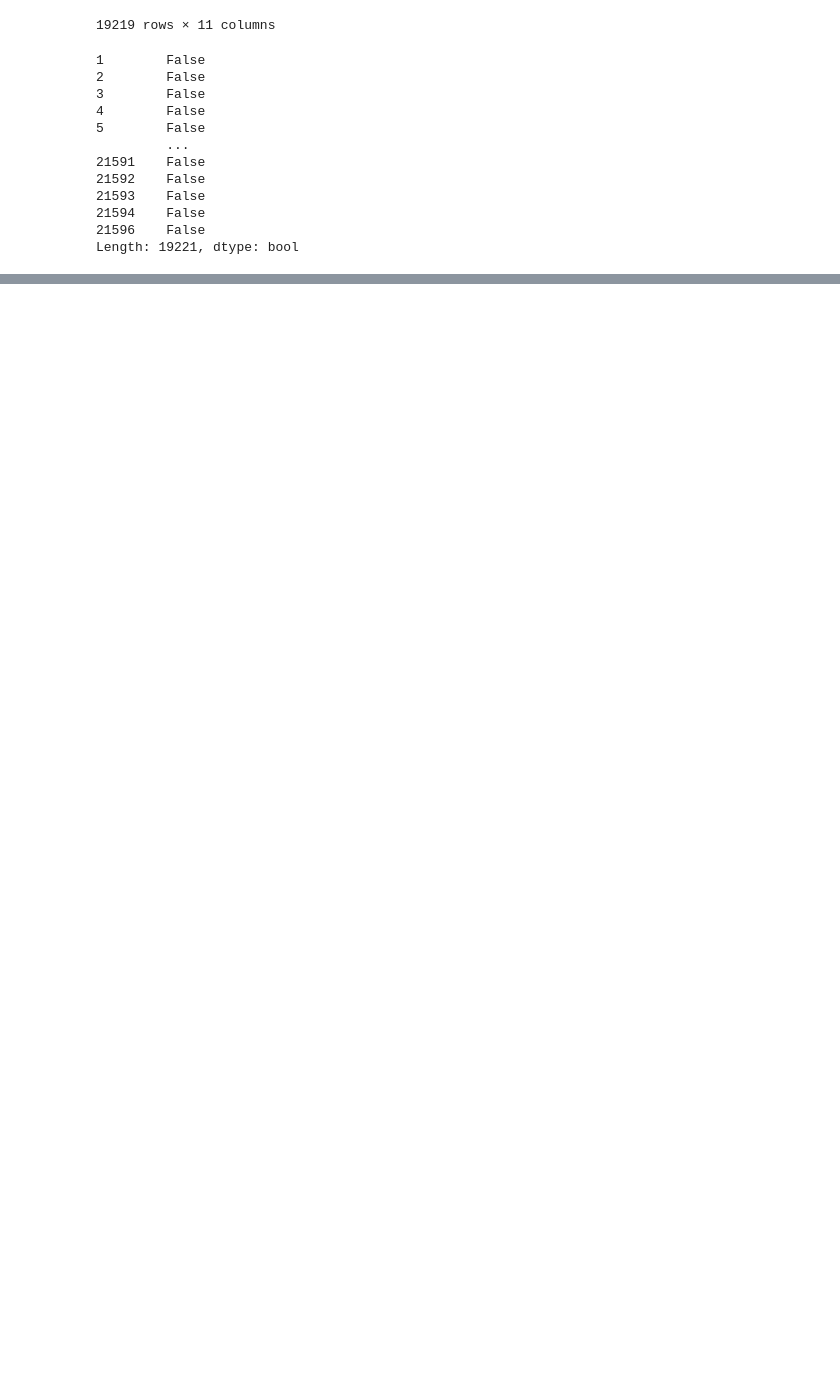
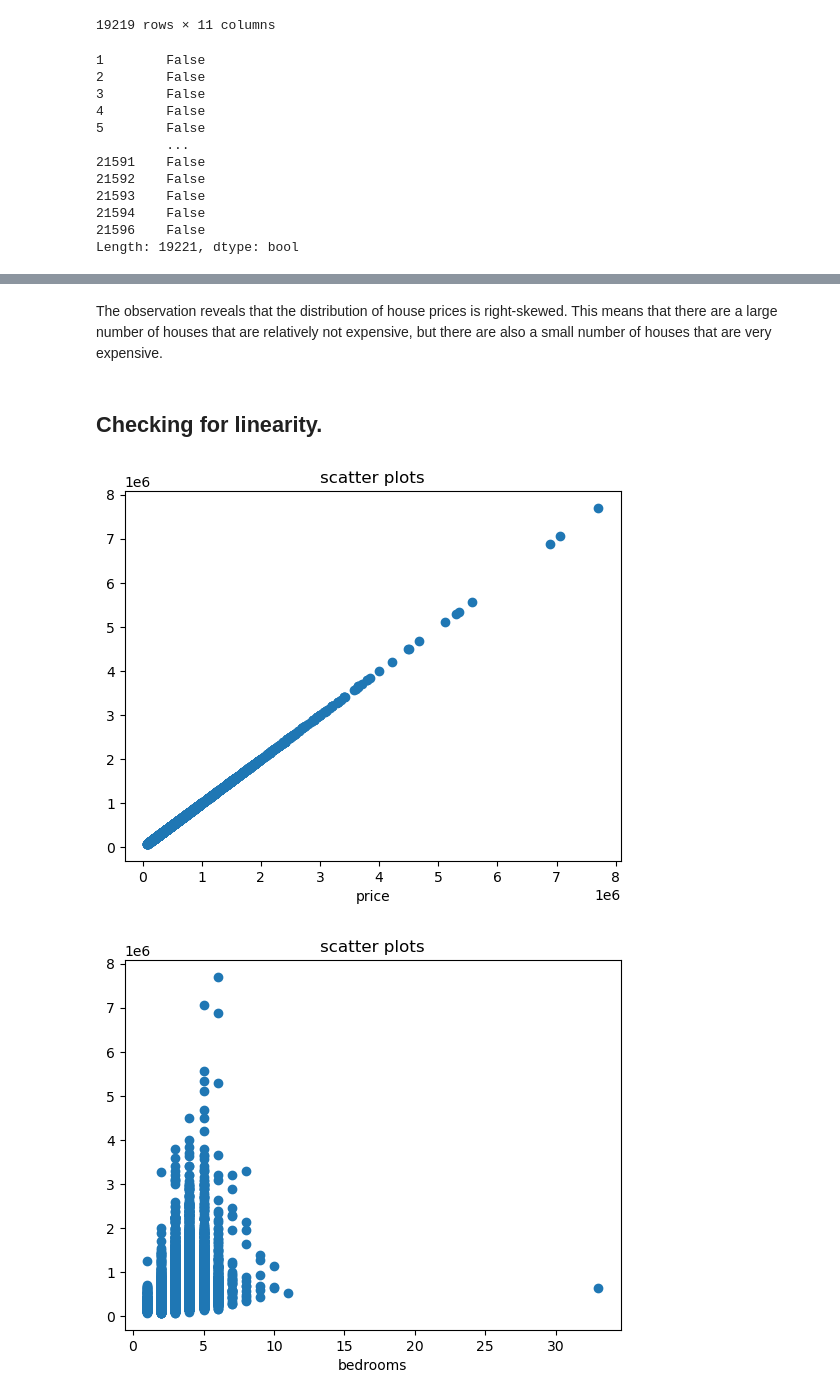
Before and after one commit to mbuvimuia/Northwest-County-Housing-Analysis, a Jupyter notebook: student.ipynb, the cells around one changed output, grey strips where cells are left out. Saved outputs shown, nothing was run; the diff lists cells and outputs as text; code cells hidden in the pictures; blank space fills up the shorter version.

```diff
--- a/student.ipynb
+++ b/student.ipynb
@@ -278,0 +313,4 @@ Length: 19221, dtype: bool
+# %%
+# Identify the numeric columns
+Numeric = ['price','bedrooms','bathrooms','sqft_living', 'sqft_lot','floors','yr_built']
+Numeric
@@ -278,0 +361,16 @@ Length: 19221, dtype: bool
+# %% [markdown]
+The observation reveals that the distribution of house prices is right-skewed. This means that there are a large number of houses that are relatively not expensive, but there are also a small number of houses that are very expensive.
+# %% [markdown]
+## Checking for linearity.
+# %%
+for column in Numeric:
+# plot scatter plots for each item in the numeric list.
+    plt.scatter(df[column], df['price'])
+# set labels and title
+    plt.xlabel(column)
+    plt.title('scatter plots')
+# display the plot.
+    plt.show()
+# %% [output]
+[figure, added]
+[figure, added]
```
Also changed, not shown: parts of 25 cells of this notebook, 5 other files.
